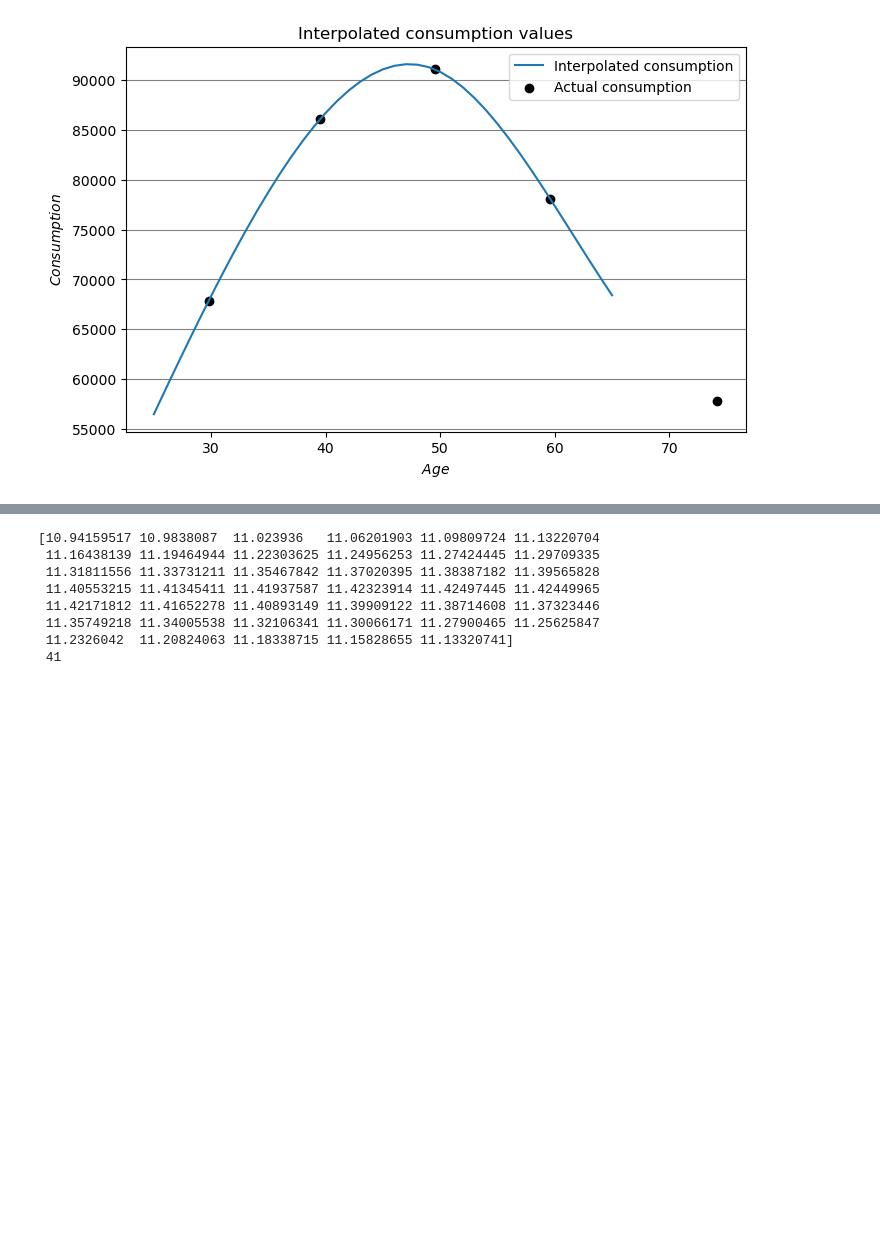
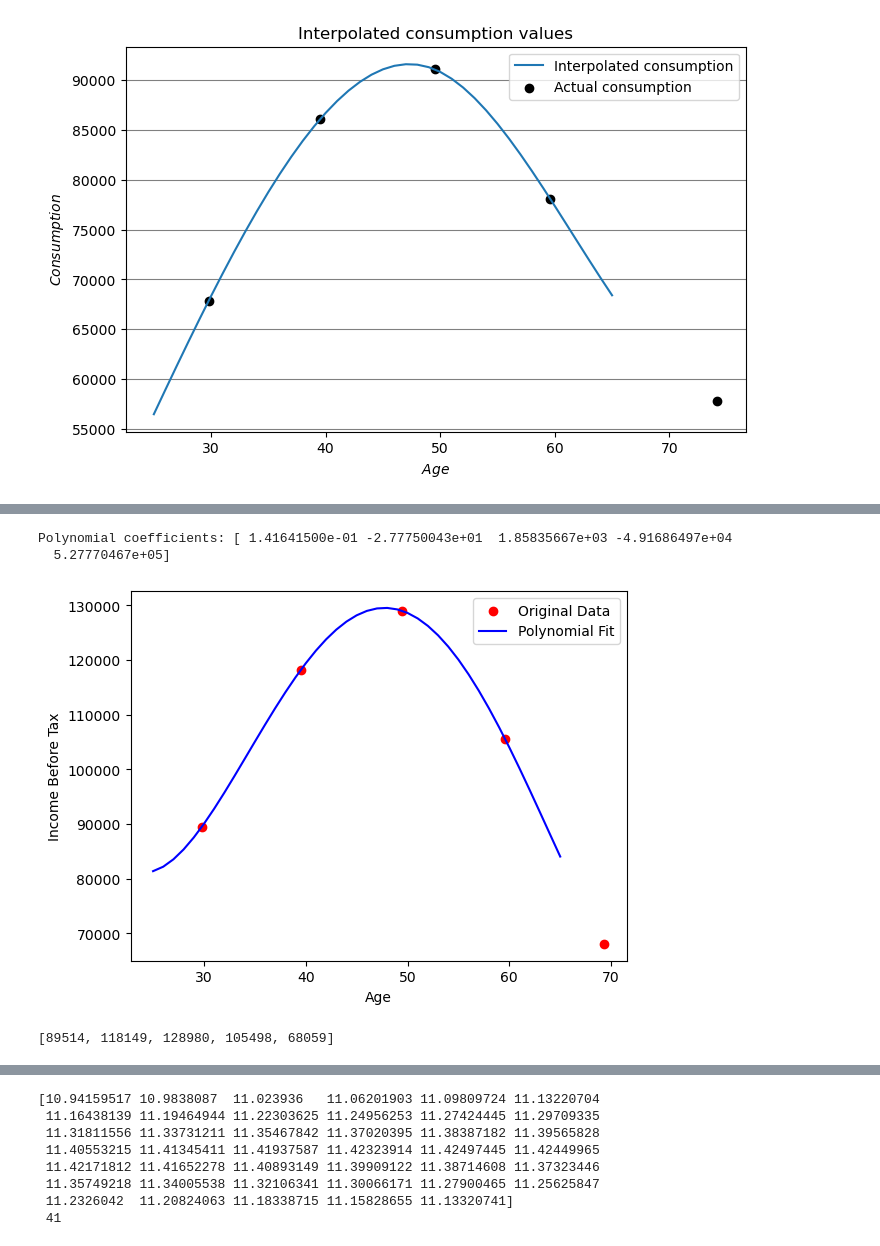
Before and after one commit to AsFyhn/DP-life-cycle, a Jupyter notebook: Run_all.ipynb, the cells around one changed output, grey strips where cells are left out. Saved outputs shown, nothing was run; the diff lists cells and outputs as text; code cells hidden in the pictures; blank space fills up the shorter version.

```diff
--- a/Run_all.ipynb
+++ b/Run_all.ipynb
@@ -315,0 +325,39 @@ fig.show()
+# %%
+import numpy as np
+import matplotlib.pyplot as plt
+
+# Define the age groups and the income before tax
+age_groups = [29.8, 39.5, 49.5, 59.6, 69.3]
+y_before_tax = [48233, 89514, 118149, 128980, 105498, 68059]
+
+# Extract the income data excluding the first value
+income = y_before_tax[1:]
+
+# Fit a polynomial of degree 3 (cubic) to the data
+degree = 4
+coefficients = np.polyfit(age_groups, income, degree)
+
+# Generate the ages for which we want to evaluate the polynomial
+ages = np.arange(25, 66)
+
+# Evaluate the polynomial at the specified ages
+polynomial_income = np.polyval(coefficients, ages)
+
+# Print the coefficients of the polynomial
+print("Polynomial coefficients:", coefficients)
+
+# Plot the original data points and the fitted polynomial curve
+plt.scatter(age_groups, income, color='red', label='Original Data')
+plt.plot(ages, polynomial_income, color='blue', label='Polynomial Fit')
+plt.xlabel('Age')
+plt.ylabel('Income Before Tax')
+plt.legend()
+plt.show()
+# %% [output]
+Polynomial coefficients: [ 1.41641500e-01 -2.77750043e+01  1.85835667e+03 -4.91686497e+04
+  5.27770467e+05]
+[figure, added]
+# %%
+print(income)
+# %% [output]
+[89514, 118149, 128980, 105498, 68059]
```
Also changed, not shown: parts of 16 cells of this notebook, 1 other file.
